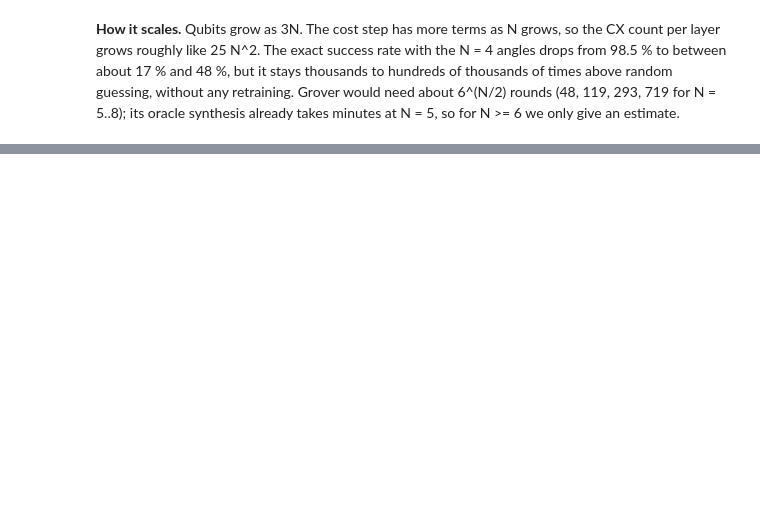
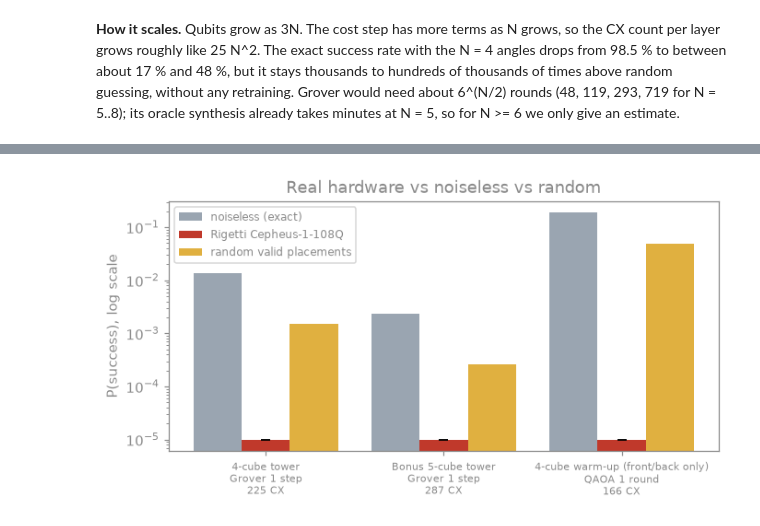
Before and after one commit to hoanganh-2704/CEadify_QAOA, a Jupyter notebook: solution.ipynb, the cells around one changed output, grey strips where cells are left out. Drawn from its saved outputs; the diff is of its cells as text; code cells hidden in the pictures; blank space fills up the shorter version.

```diff
--- a/solution.ipynb
+++ b/solution.ipynb
@@ -886,0 +1071,18 @@ only give an estimate.
+# %%
+if qpu_rows:
+    tags = list(qpu_rows)
+    x = np.arange(len(tags))
+    fig, ax = plt.subplots(figsize=(7, 3.2))
+    ax.bar(x - 0.27, [qpu_rows[t]["P_exact"] for t in tags], 0.27, color="#9aa5b1", label="noiseless (exact)")
+    ax.bar(x, [max(qpu_rows[t]["P"], 1e-5) for t in tags], 0.27, yerr=[qpu_rows[t]["P_se"] for t in tags],
+           color="#c0392b", label="Rigetti Cepheus-1-108Q", capsize=3)
+    ax.bar(x + 0.27, [qpu_rows[t]["baseline_subspace"] for t in tags], 0.27, color="#e0b040", label="random valid placements")
+    ax.set_yscale("log")
+    ax.set_xticks(x, [report.label_of(qpu_rows[t]).replace(", ", "\n", 1) + f"\n{qpu_rows[t]['cx']} CX" for t in tags],
+                  fontsize=7)
+    ax.set_ylabel("P(success), log scale")
+    ax.set_title("Real hardware vs noiseless vs random")
+    ax.legend(fontsize=8)
+    save_show(fig, "qpu_vs_noiseless.png")
+# %% [output]
+[figure, added]
```
Also changed, not shown: parts of 33 cells of this notebook, 45 other files.
